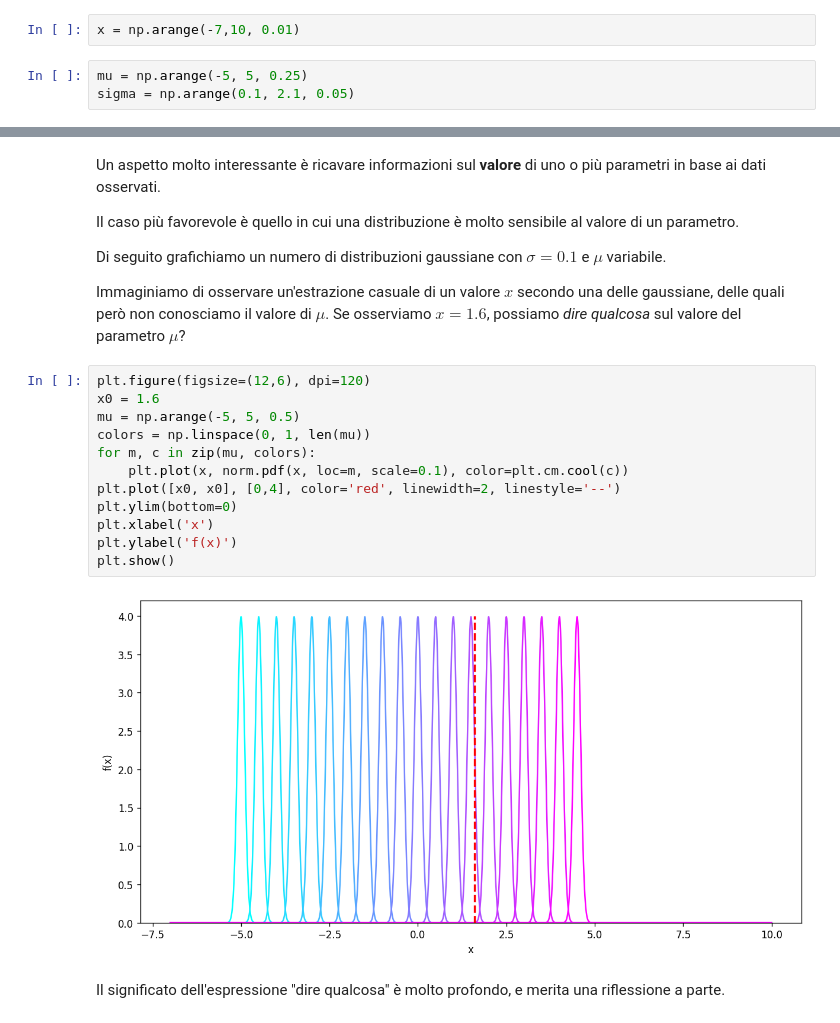
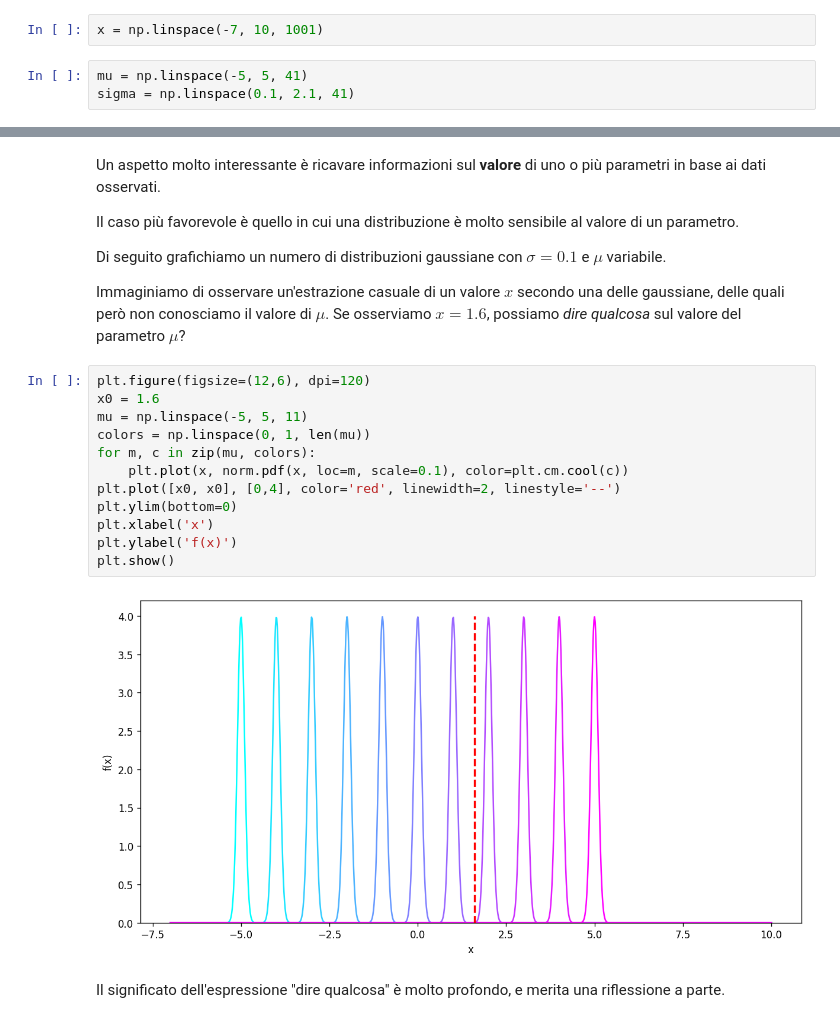
Before and after one commit to lucalista/analisi-dati-2022, a Jupyter notebook: 10.04.00__Inferenza_bayesiana.ipynb, the cells around one changed output, grey strips where cells are left out. Saved outputs shown, nothing was run; the diff lists cells and outputs as text.

```diff
--- a/10.04.00__Inferenza_bayesiana.ipynb
+++ b/10.04.00__Inferenza_bayesiana.ipynb
@@ -10,7 +10,7 @@ import numpy as np
 from scipy.stats import norm
 import math
 # %%
-x = np.arange(-7,10, 0.01)
+x = np.linspace(-7, 10, 1001)
 # %%
-mu = np.arange(-5, 5, 0.25)
-sigma = np.arange(0.1, 2.1, 0.05)
+mu = np.linspace(-5, 5, 41)
+sigma = np.linspace(0.1, 2.1, 41)
@@ -40,17 +36,17 @@ Immaginiamo di osservare un'estrazione casuale di un valore $x$ secondo una dell
 # %%
 plt.figure(figsize=(12,6), dpi=120)
 x0 = 1.6
-mu = np.arange(-5, 5, 0.5)
+mu = np.linspace(-5, 5, 11)
 colors = np.linspace(0, 1, len(mu))
 for m, c in zip(mu, colors):
     plt.plot(x, norm.pdf(x, loc=m, scale=0.1), color=plt.cm.cool(c))
 plt.plot([x0, x0], [0,4], color='red', linewidth=2, linestyle='--')
 plt.ylim(bottom=0)
 plt.xlabel('x')
 plt.ylabel('f(x)')
 plt.show()
 # %% [output]
-[figure, old version]
+[figure, new version]
 # %% [markdown]
 Il significato dell'espressione "dire qualcosa" è molto profondo, e merita una riflessione a parte.
 # %% [markdown]
```
Also changed, not shown: parts of 3 cells of this notebook.
